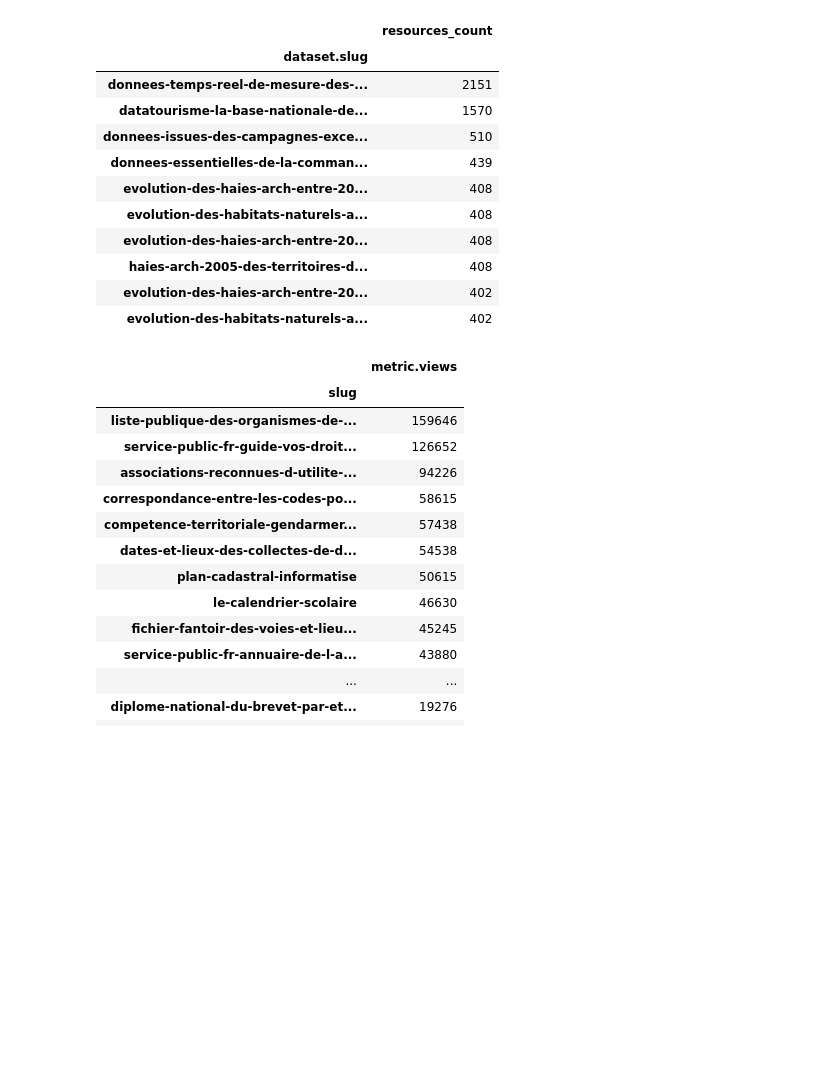
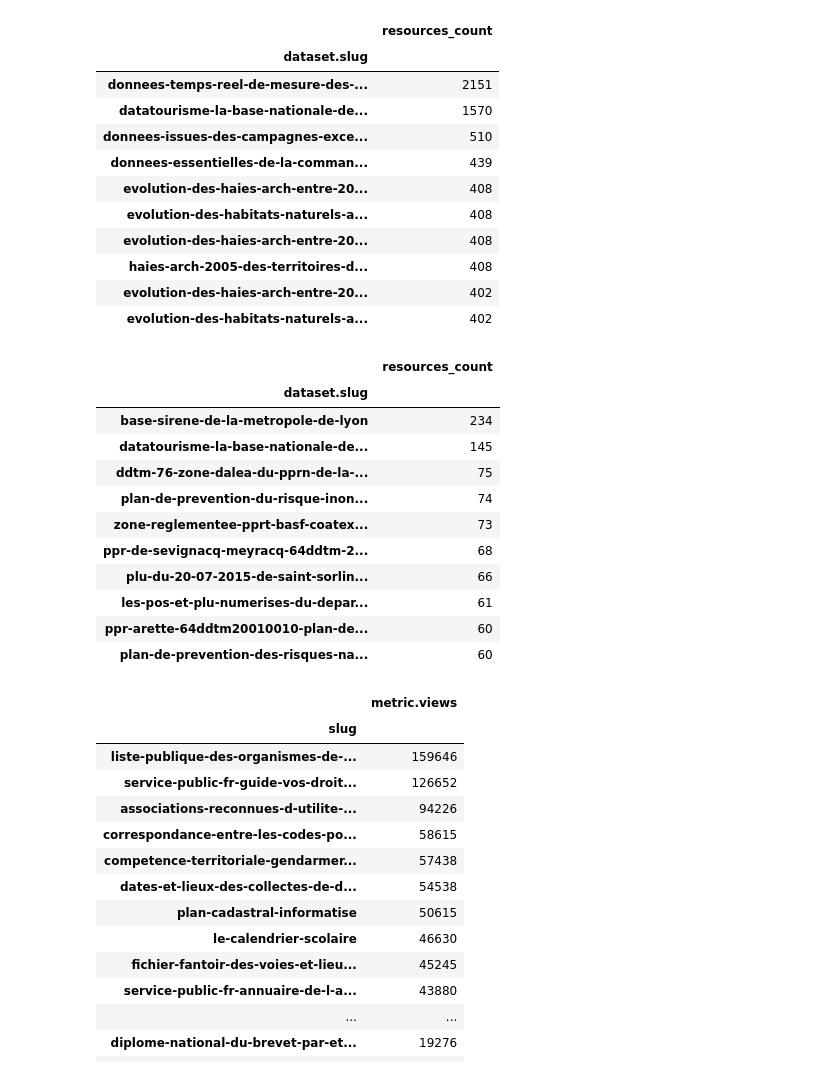
Before and after one commit to abulte/datagouvfr-catalogue, a Jupyter notebook: analysis.ipynb, the cells around one changed output. Drawn from its saved outputs; the diff is of its cells as text; code cells hidden in the pictures; blank space fills up the shorter version.

```diff
--- a/analysis.ipynb
+++ b/analysis.ipynb
@@ -145,6 +155,23 @@ pd.DataFrame(df[df['created_at'] >= '2020-01-01'].groupby('dataset.slug').count(
 | haies-arch-2005-des-territoires-d... | 408 |
 | evolution-des-haies-arch-entre-20... | 402 |
 | evolution-des-habitats-naturels-a... | 402 |
+# %%
+# resources created by slug february 2020
+df = [d for d in data if d['id'] == 'resources'][0]['df']
+pd.DataFrame(df[(df['created_at'] >= '2020-02-01') & (df['created_at'] < '2020-03-01')].groupby('dataset.slug').count().sort_values('dataset.id', ascending=False)['dataset.id'].rename('resources_count')[:10])
+# %% [output]
+|  | resources_count |
+| dataset.slug |  |
+| base-sirene-de-la-metropole-de-lyon | 234 |
+| datatourisme-la-base-nationale-de... | 145 |
+| ddtm-76-zone-dalea-du-pprn-de-la-... | 75 |
+| plan-de-prevention-du-risque-inon... | 74 |
+| zone-reglementee-pprt-basf-coatex... | 73 |
+| ppr-de-sevignacq-meyracq-64ddtm-2... | 68 |
+| plu-du-20-07-2015-de-saint-sorlin... | 66 |
+| les-pos-et-plu-numerises-du-depar... | 61 |
+| ppr-arette-64ddtm20010010-plan-de... | 60 |
+| plan-de-prevention-des-risques-na... | 60 |
 # %%
 # Top 50 page views all time
 df = [d for d in data if d['id'] == 'datasets'][0]['df']
```
Also changed, not shown: parts of 1 cell of this notebook.
